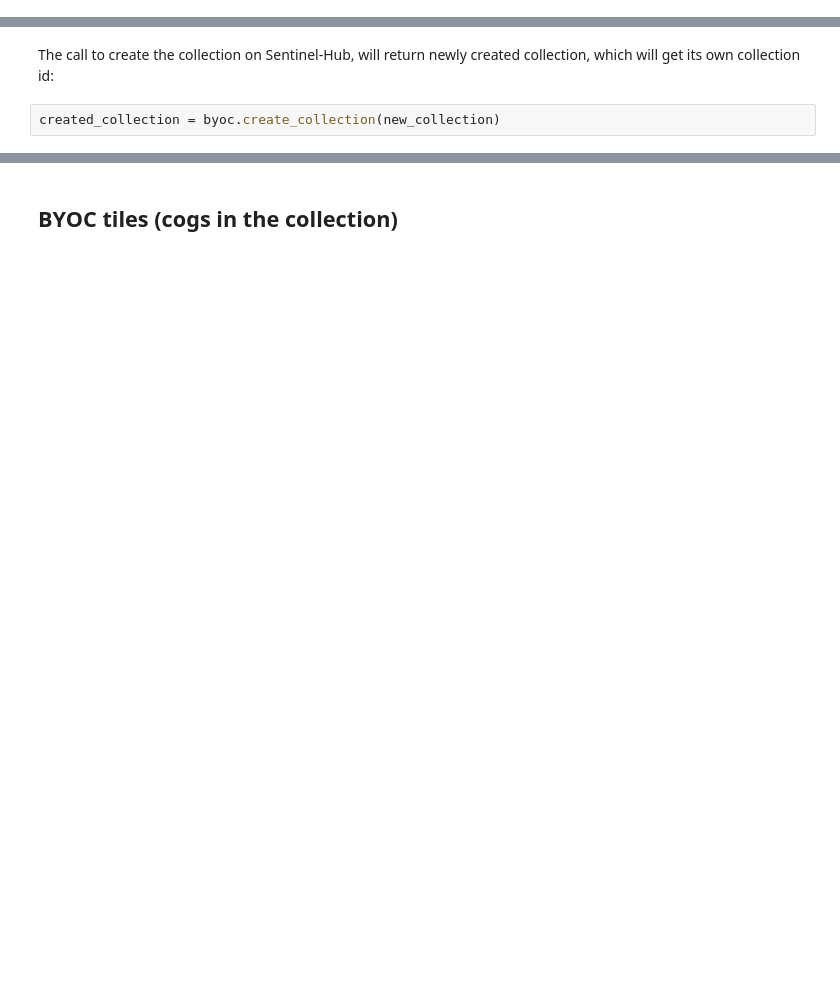
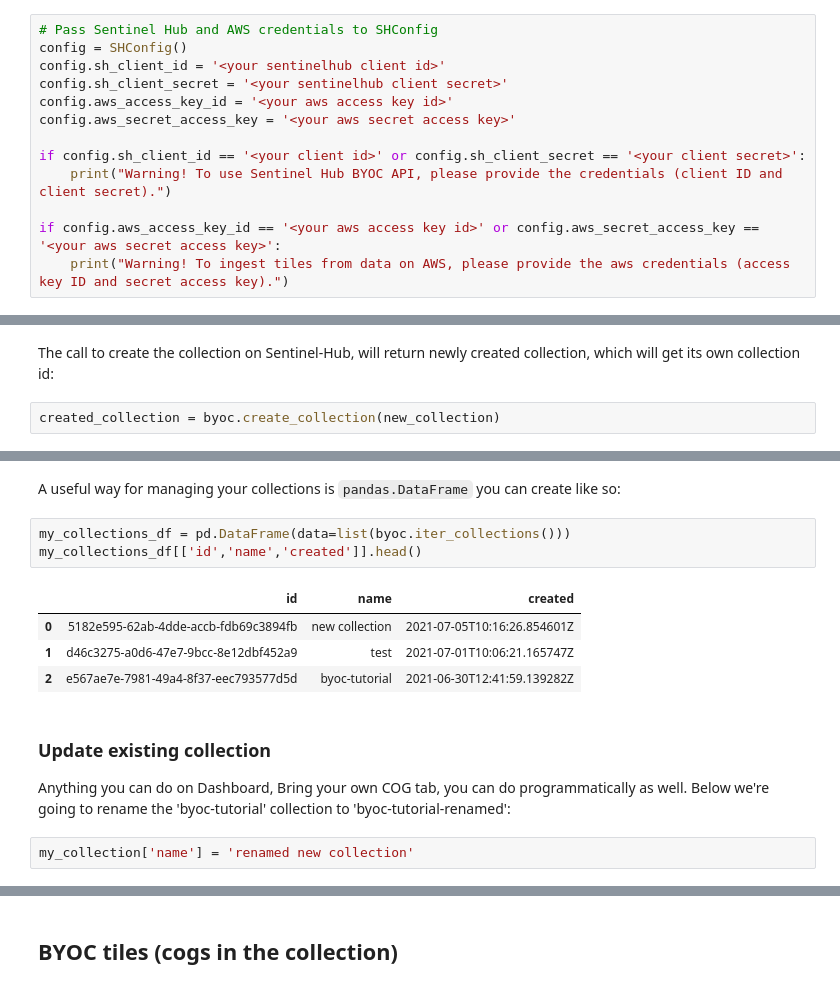
Before and after one commit to sentinel-hub/sentinelhub-py, a Jupyter notebook: examples/byoc_request.ipynb, the cells around one changed output, grey strips where cells are left out. Cells and saved outputs as stored; diff of their text form; blank space fills up the shorter version.

```diff
--- a/examples/byoc_request.ipynb
+++ b/examples/byoc_request.ipynb
@@ -36 +29,14 @@ if config.sh_client_id == '' or config.sh_client_secret == '':
+# %%
+# Pass Sentinel Hub and AWS credentials to SHConfig
+config = SHConfig()
+config.sh_client_id = '<your sentinelhub client id>'
+config.sh_client_secret = '<your sentinelhub client secret>'
+config.aws_access_key_id = '<your aws access key id>'
+config.aws_secret_access_key = '<your aws secret access key>'
+
+if config.sh_client_id == '<your client id>' or config.sh_client_secret == '<your client secret>':
+    print("Warning! To use Sentinel Hub BYOC API, please provide the credentials (client ID and client secret).")
+
+if config.aws_access_key_id == '<your aws access key id>' or config.aws_secret_access_key == '<your aws secret access key>':
+    print("Warning! To ingest tiles from data on AWS, please provide the aws credentials (access key ID and secret access key).")
 # %% [markdown]
@@ -124,0 +113,16 @@ created_collection['id']
+# %% [markdown]
+A useful way for managing your collections is `pandas.DataFrame` you can create like so:
+# %%
+my_collections_df = pd.DataFrame(data=list(byoc.iter_collections()))
+my_collections_df[['id','name','created']].head()
+# %% [output]
+|  | id | name | created |
+| 0 | 5182e595-62ab-4dde-accb-fdb69c3894fb | new collection | 2021-07-05T10:16:26.854601Z |
+| 1 | d46c3275-a0d6-47e7-9bcc-8e12dbf452a9 | test | 2021-07-01T10:06:21.165747Z |
+| 2 | e567ae7e-7981-49a4-8f37-eec793577d5d | byoc-tutorial | 2021-06-30T12:41:59.139282Z |
+# %% [markdown]
+### Update existing collection
+
+Anything you can do on Dashboard, Bring your own COG tab, you can do programmatically as well. Below we're going to rename the 'byoc-tutorial' collection to 'byoc-tutorial-renamed':
+# %%
+my_collection['name'] = 'renamed new collection'
```
Also changed, not shown: parts of 116 cells of this notebook.
